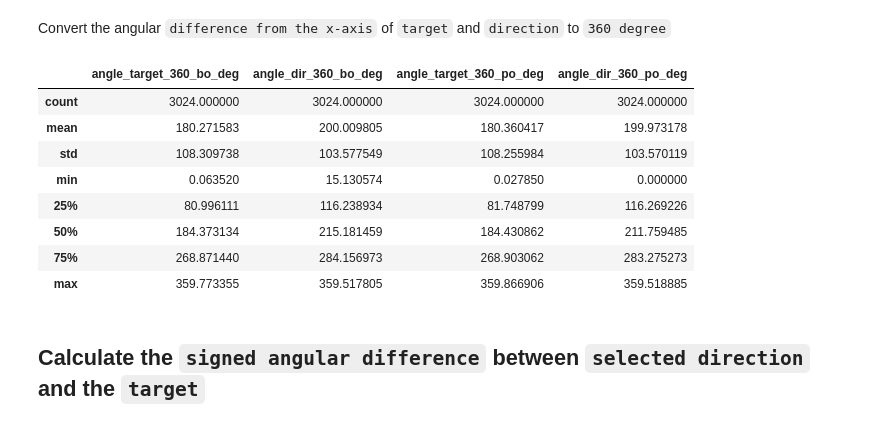
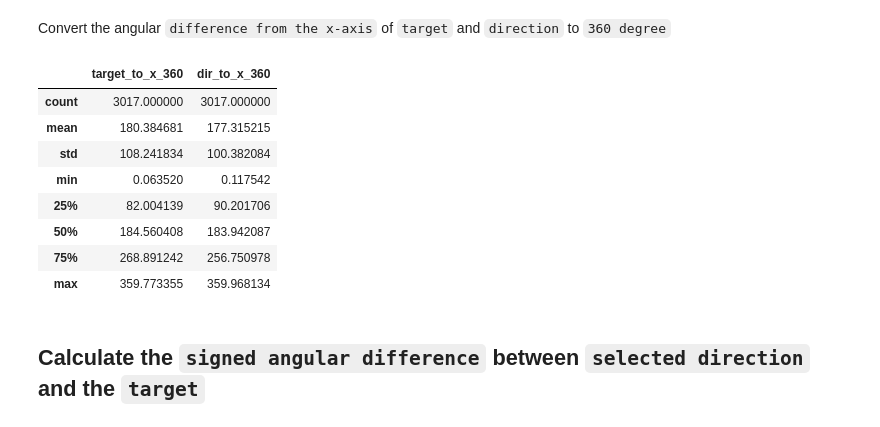
Before and after one commit to nora-maleki/humanA-pointing-task-analysis, a Jupyter notebook: analyses/01_main/01_preprocessing.ipynb, the cells around one changed output. Drawn from its saved outputs; the diff is of its cells as text; code cells hidden in the pictures.

```diff
--- a/analyses/01_main/01_preprocessing.ipynb
+++ b/analyses/01_main/01_preprocessing.ipynb
@@ -321,45 +291,27 @@ df_cleaned[['theta_dir_po_deg', 'theta_target_po_deg']].describe()
 ## Calculate angle deviation between the selected direction and the target
 # %% [markdown]
 Convert the angular `difference from the x-axis` of `target` and `direction` to `360 degree`
-# %%
-df_cleaned['angle_target_360_bo_deg'] = np.where(
-    df_cleaned.theta_target_bo_deg < 0,
-    360 + df_cleaned.theta_target_bo_deg,
-    df_cleaned.theta_target_bo_deg
-)
-
-df_cleaned['angle_dir_360_bo_deg'] = np.where(
-    df_cleaned.theta_dir_bo_deg < 0,
-    360 + df_cleaned.theta_dir_bo_deg,
-    df_cleaned.theta_dir_bo_deg
-)
-
-df_cleaned['angle_target_360_po_deg'] = np.where(
-    df_cleaned.theta_target_po_deg < 0,
-    360 + df_cleaned.theta_target_po_deg,
-    df_cleaned.theta_target_po_deg
-)
-
-df_cleaned['angle_dir_360_po_deg'] = np.where(
-    df_cleaned.theta_dir_po_deg < 0,
-    360 + df_cleaned.theta_dir_po_deg,
-    df_cleaned.theta_dir_po_deg
-)
-
-df_cleaned[['angle_target_360_bo_deg',
-            'angle_dir_360_bo_deg',
-            'angle_target_360_po_deg',
-            'angle_dir_360_po_deg'
-            ]].describe()
-# %% [output]
-|  | angle_target_360_bo_deg | angle_dir_360_bo_deg | angle_target_360_po_deg | angle_dir_360_po_deg |
-| count | 3024.000000 | 3024.000000 | 3024.000000 | 3024.000000 |
-| mean | 180.271583 | 200.009805 | 180.360417 | 199.973178 |
-| std | 108.309738 | 103.577549 | 108.255984 | 103.570119 |
-| min | 0.063520 | 15.130574 | 0.027850 | 0.000000 |
-| 25% | 80.996111 | 116.238934 | 81.748799 | 116.269226 |
-| 50% | 184.373134 | 215.181459 | 184.430862 | 211.759485 |
-| 75% | 268.871440 | 284.156973 | 268.903062 | 283.275273 |
-| max | 359.773355 | 359.517805 | 359.866906 | 359.518885 |
+# %%
+df_cleaned['target_to_x_360'] = np.where(df_cleaned.target_to_x_180 < 0,
+                                         360 + df_cleaned.target_to_x_180,
+                                         df_cleaned.target_to_x_180
+)
+
+df_cleaned['dir_to_x_360'] = np.where(df_cleaned.dir_to_x_180 < 0,
+                                      360 + df_cleaned.dir_to_x_180,
+                                      df_cleaned.dir_to_x_180
+)
+
+df_cleaned[['target_to_x_360','dir_to_x_360']].describe()
+# %% [output]
+|  | target_to_x_360 | dir_to_x_360 |
+| count | 3017.000000 | 3017.000000 |
+| mean | 180.384681 | 177.315215 |
+| std | 108.241834 | 100.382084 |
+| min | 0.063520 | 0.117542 |
+| 25% | 82.004139 | 90.201706 |
+| 50% | 184.560408 | 183.942087 |
+| 75% | 268.891242 | 256.750978 |
+| max | 359.773355 | 359.968134 |
 # %% [markdown]
 ## Calculate the `signed angular difference` between `selected direction` and the `target`
```
Also changed, not shown: parts of 41 cells of this notebook.
